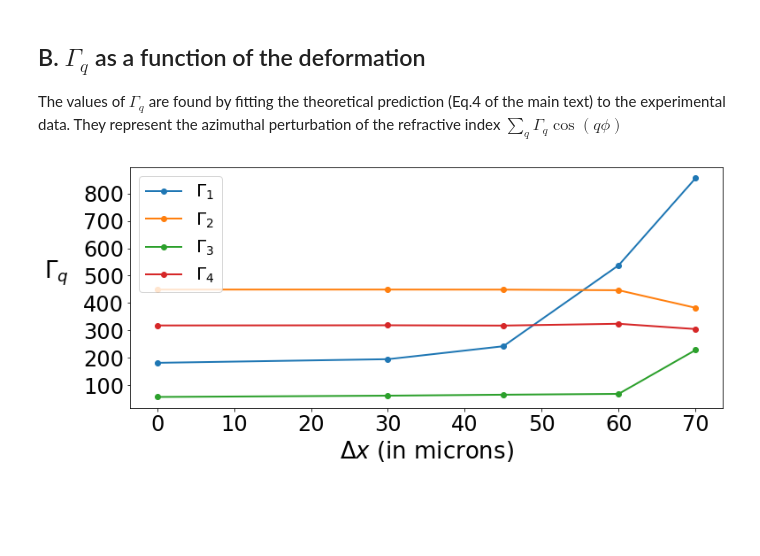
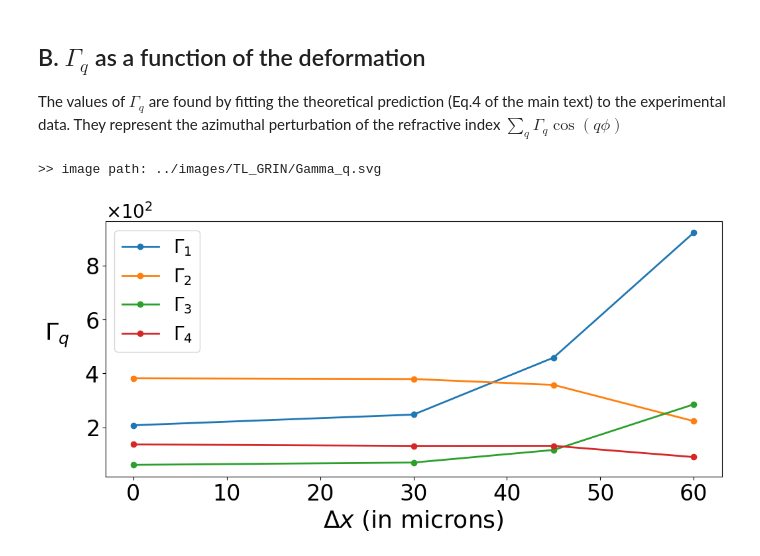
Before and after one commit to wavefrontshaping/article_RME_2023, a Jupyter notebook: Experiment_VS_Model/Show_results.ipynb, the cells around one changed output. Saved outputs shown, nothing was run; the diff lists cells and outputs as text; code cells hidden in the pictures; blank space fills up the shorter version.

```diff
--- a/Experiment_VS_Model/Show_results.ipynb
+++ b/Experiment_VS_Model/Show_results.ipynb
@@ -5,7 +5,8 @@ import os
 from pathlib import Path
 import pickle
 # %%
-FIBER = "Draka_GRIN"
+# FIBER = "Draka_GRIN"
+FIBER = "TL_GRIN"
 DATA_PATH = Path("../Data") / FIBER
 # path to save images
 IMAGE_FOLDER = Path("../images") / FIBER
@@ -13,11 +14,13 @@ os.makedirs(IMAGE_FOLDER, exist_ok=True)
 
 
 def file_path(file_name):
-    return os.path.join(DATA_PATH, file_name)
+    return DATA_PATH / file_name
 
 
 def image_path(file_name):
-    return os.path.join(IMAGE_FOLDER, file_name)
+    full_path = str(IMAGE_FOLDER / file_name)
+    print(f">> image path: {full_path}")
+    return full_path
 # %%
 REF_SIZE = 24
 TICK_SIZE = REF_SIZE
@@ -36,7 +39,8 @@ SAVE_FIG = True
 # %% [markdown]
 ### A.1 Load data from files
 # %%
-DATA_FILE = DATA_PATH / "processed_data_001.pkl"
+# data generated by `Experiment_VS_Model.ipynb``
+DATA_FILE = DATA_PATH / "processed_data.pkl"
 qs = (0, 1, 2, 3)
 deformations2show = [0, 2, 3, 4]
 
@@ -68,9 +62,11 @@ dict_keys(['Delta_x', 'deformation_indices', 'n_deform', 'fiber', 'fiber_type'])
 # %%
-## Physical parameters
+# Physical parameters
 L_tot = data["theo"]["L_tot"]
 radius = data["theo"]["radius"]
 d_layer = data["theo"]["d_layer"]
 dz = data["theo"]["dz"]
+std_max = data["theo"]["std_max"]
+k0 = data["theo"]["k0"]
 
 wl = param_big["fiber"]["wl"]
 NA = param_big["fiber"]["NA"]
@@ -80,7 +76,7 @@ k0 = 2.0 * np.pi / wl
 # difference of refractive index between the axis (maximum value) and the cladding (minimum value)
 Dn = NA**2 / (2.0 * n1)
 
-## Mode parameters
+# Mode parameters
 nmodes = data["modes"]["nmodes"]
 betas = data["modes"]["betas"]
 M = data["theo"]["M_norm"]  # mode matrix
@@ -301,29 +300,46 @@ The values of $\Gamma_q$ are found by fitting the theoretical prediction
 to the experimental data.
 They represent the azimuthal perturbation of the refractive index $\sum_q \Gamma_q\cos(q\phi)$
 # %%
+from matplotlib.ticker import ScalarFormatter
+
 gammas = data["theo"]["gammas"]
+Gamma_tilde = std_max * gammas * k0 * dz
 
 plt.figure(figsize=(12, 5))
 for ind_q, q in enumerate(qs):
     plt.plot(
         Delta_x,
         gammas[:, ind_q],
         marker="o",
         label=rf"$\Gamma_{q}$",
         linewidth=2,
     )
 plt.legend()
-plt.ylabel(r"$\Gamma_q$", fontsize=LABEL_SIZE, labelpad=30, rotation=0)
+plt.ylabel(
+    r"$\sigma_g^{max} \,(k l_z)\,  \, \Gamma_q $",
+    fontsize=LABEL_SIZE,
+    labelpad=20,
+    rotation=90,
+)
 plt.xlabel(r"$\Delta x$ (in microns)", fontsize=LABEL_SIZE)
 plt.xticks(fontsize=TICK_SIZE)
 plt.yticks(fontsize=TICK_SIZE)
 plt.legend(fontsize=LEGEND_SIZE, loc="upper left")
-# plt.ylim([0.,0.9])
+
+# Use scientific notation for the Y-axis
+ax = plt.gca()
+ax.yaxis.set_major_formatter(ScalarFormatter(useMathText=True))
+ax.ticklabel_format(axis='y', style='sci', scilimits=(0, 0))
+ax.yaxis.offsetText.set_fontsize(LEGEND_SIZE)
 
 if SAVE_FIG:
     plt.savefig(
         image_path(f"Gamma_q.svg"),
         dpi=300,
     )
+
+    # see caption of Fig.4
+Gamma_tilde = std_max * n_coeffs_fit * k0 * dz
 # %% [output]
+>> image path: ../images/TL_GRIN/Gamma_q.svg
-[figure, old version]
+[figure, new version]
```
Also changed, not shown: parts of 8 cells of this notebook, 41 other files.
